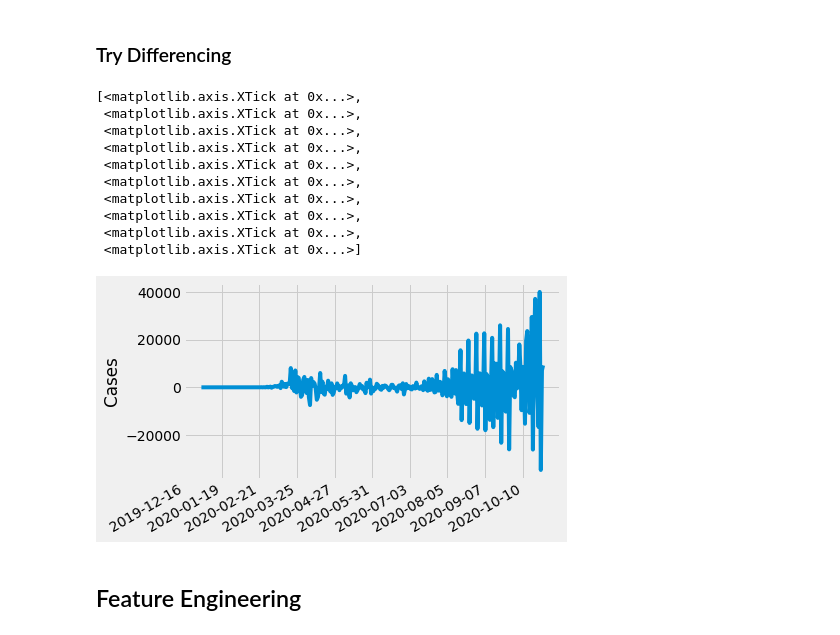
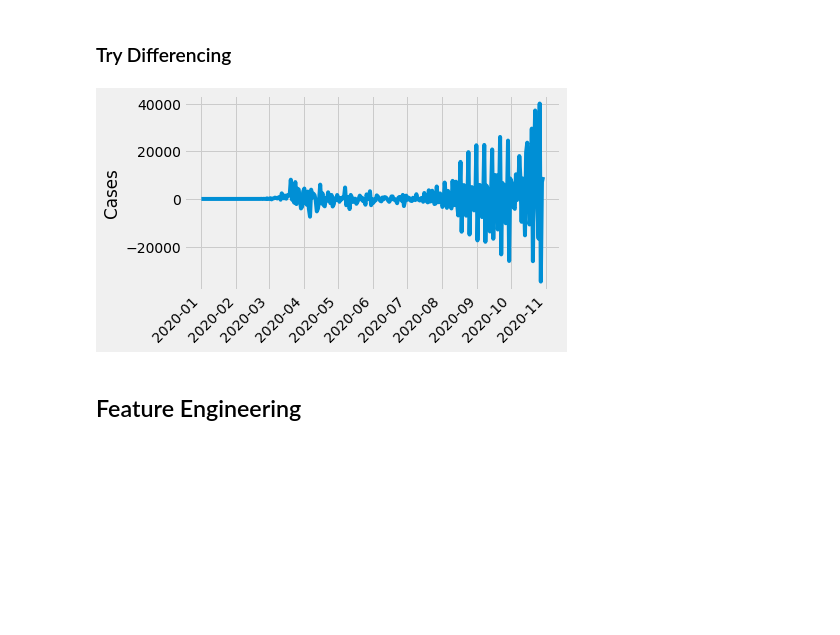
Before and after one commit to ostormer/covid_ml, a Jupyter notebook: Random Forest.ipynb, the cells around one changed output. Cells and saved outputs as stored; diff of their text form; code cells hidden in the pictures; blank space fills up the shorter version.

```diff
--- a/Random Forest.ipynb
+++ b/Random Forest.ipynb
@@ -88,21 +96,22 @@ ax4.set_title('New Cases');
 ### Try Transforming the Data
 # %%
 # Calculate the log
-features['new_cases_log'] = np.log(features['new_cases'])
+df['new_cases_log'] = np.log(df['new_cases'])
 
 # Calculate the square root
-features['new_cases_sqrt'] = np.sqrt(features['new_cases'])
+df['new_cases_sqrt'] = np.sqrt(df['new_cases'])
 
 # Calculate the cubed root
-features['new_cases_cbrt'] = np.cbrt(features['new_cases'])
+df['new_cases_cbrt'] = np.cbrt(df['new_cases'])
 
 f3, (ax1, ax2, ax3) = plt.subplots(1, 3, figsize=(15, 5))
 f3.tight_layout()
-ax1.plot(dates, features['new_cases_log'])
+f3.autofmt_xdate(rotation = 45)
+ax1.plot(dates, df['new_cases_log'])
 ax1.set_xlabel(''); ax1.set_ylabel('Cases'); ax1.set_title('Log')
-ax2.plot(dates, features['new_cases_sqrt'])
-ax2.set_xlabel(''); ax1.set_ylabel('Cases'); ax1.set_title('Sqrt')
-ax3.plot(dates, features['new_cases_cbrt'])
-ax3.set_xlabel(''); ax1.set_ylabel('Cases'); ax1.set_title('Cbrt')
+ax2.plot(dates, df['new_cases_sqrt'])
+ax2.set_xlabel(''); ax2.set_ylabel('Cases'); ax2.set_title('Sqrt')
+ax3.plot(dates, df['new_cases_cbrt'])
+ax3.set_xlabel(''); ax3.set_ylabel('Cases'); ax3.set_title('Cbrt')
 # %% [output]
 Text(0.5, 1.0, 'Cbrt')
@@ -135,13 +129,8 @@ ax.xaxis.set_ticks(np.arange(start, end, (end-start)/10))
 # %%
-features['new_cases_rolling'] = features['new_cases'] - features['new_cases'].rolling(window = 30).mean()
+df['new_cases_rolling'] = df['new_cases'] - df['new_cases'].rolling(window = 30).mean()
 
 f5, ax = plt.subplots()
-ax.plot(dates, features['new_cases_rolling'])
+ax.plot(dates, df['new_cases_rolling'])
 ax.set_xlabel(''); ax.set_ylabel('Cases'); ax1.set_title('New Cases with the Rolling Mean Subtracted')
-
-# rotate and align the tick labels so they look better
-f5.autofmt_xdate()
-ax.fmt_xdata = mdates.DateFormatter('%Y-%m-%d')
-start, end = ax.get_xlim()
-ax.xaxis.set_ticks(np.arange(start, end, (end-start)/10))
+f5.autofmt_xdate(rotation = 45)
 # %% [output]
@@ -159,29 +138,14 @@ ax.xaxis.set_ticks(np.arange(start, end, (end-start)/10))
 # %% [markdown]
 ### Try Differencing
 # %%
-features['new_cases_diff'] = features['new_cases'].diff(periods=1)
+df['new_cases_diff'] = df['new_cases'].diff(periods=1)
 
 f6, ax = plt.subplots()
-ax.plot(dates, features['new_cases_diff'])
+ax.plot(dates, df['new_cases_diff'])
 ax.set_xlabel(''); ax.set_ylabel('Cases'); ax1.set_title('Differenced New Cases')
-
-# rotate and align the tick labels so they look better
-f6.autofmt_xdate()
-ax.fmt_xdata = mdates.DateFormatter('%Y-%m-%d')
-start, end = ax.get_xlim()
-ax.xaxis.set_ticks(np.arange(start, end, (end-start)/10))
+f6.autofmt_xdate(rotation = 45)
 # %% [output]
-[<matplotlib.axis.XTick at 0x...>,
- <matplotlib.axis.XTick at 0x...>,
- <matplotlib.axis.XTick at 0x...>,
- <matplotlib.axis.XTick at 0x...>,
- <matplotlib.axis.XTick at 0x...>,
- <matplotlib.axis.XTick at 0x...>,
- <matplotlib.axis.XTick at 0x...>,
- <matplotlib.axis.XTick at 0x...>,
- <matplotlib.axis.XTick at 0x...>,
- <matplotlib.axis.XTick at 0x...>]
-[figure, old version]
+[figure, new version]
 # %% [markdown]
 ## Feature Engineering
 # %%
```
Also changed, not shown: parts of 8 cells of this notebook.
